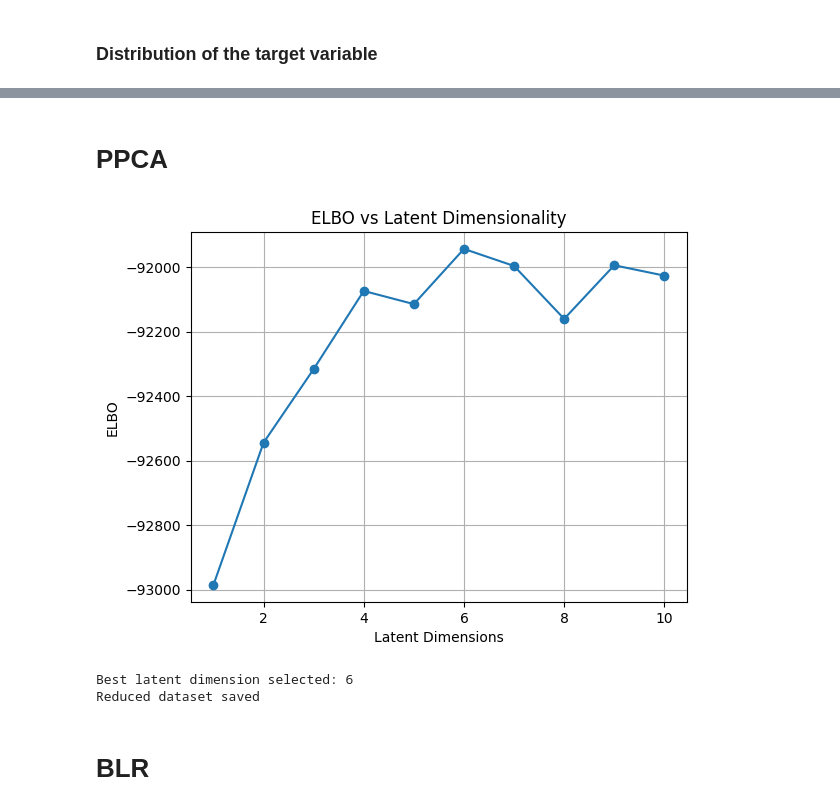
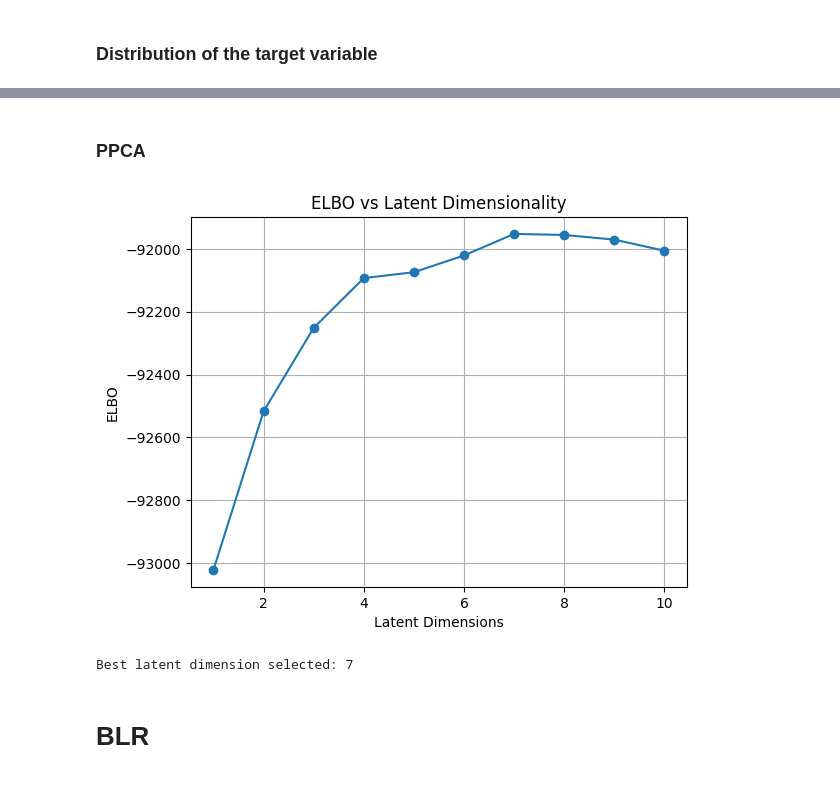
Before and after one commit to annemollelsborg/pgm_binary_log_reg, a Jupyter notebook: notebook.ipynb, the cells around one changed output, grey strips where cells are left out. Saved outputs shown, nothing was run; the diff lists cells and outputs as text; code cells hidden in the pictures.

```diff
--- a/notebook.ipynb
+++ b/notebook.ipynb
@@ -50,9 +19,10 @@ from sklearn.model_selection import train_test_split
 # %%
-# Load the data set'
+# Load the data set
 data = pd.read_csv('data/dataset.csv')
 
 # Binary mapping
 binary_map = {
+    "Attrition": {"No": 0, "Yes": 1},
     "Gender": {"Male": 0, "Female": 1},
     "OverTime": {"No": 0, "Yes": 1},
     "Over18": {"N": 0, "Y": 1}
@@ -65,5 +35,9 @@ for col, mapping in binary_map.items():
 # One-hot encoding for multi-class categorical columns
 categorical_cols = ["BusinessTravel", "Department", "EducationField", "JobRole", "MaritalStatus"]
 data = pd.get_dummies(data, columns=categorical_cols)
-# Convert all boolean (True/False) columns to integers (0/1)
+
+# Convert all boolean dummies to integers (so NumPy can process them)
 data = data.astype({col: int for col in data.select_dtypes(include='bool').columns})
+
+# Basic Summary Statistics
+print(data.describe())
@@ -169,2 +90,13 @@ ValueError: could not convert string to float: 'Yes'
+# %%
+# Delete variables with high correlation
+data = data.drop(columns=[
+    "MonthlyIncome",
+    "TotalWorkingYears",
+    "PerformanceRating",
+    "YearsInCurrentRole",
+    "YearsWithCurrManager",
+    "Department_Human Resources",
+    "Department_Sales"
+])
 # %% [markdown]
 ### Distribution of the target variable
@@ -250,2 +110,2 @@ print(mi)
 # %% [markdown]
-# PPCA
+### PPCA
@@ -252,36 +133,4 @@ print(mi)
 # %%
-np.random.seed(42)
-
-# Load dataset
-df = data.drop(columns=[
-    "MonthlyIncome",
-    "TotalWorkingYears",
-    "PerformanceRating",
-    "YearsInCurrentRole",
-    "YearsWithCurrManager",
-    "Department_Human Resources",
-    "Department_Sales"
-])
-
-# Drop column we are predicting "Attrition"
-target = df["Attrition"]
-df = df.drop(columns=["Attrition"])
-
-# Standardize safely
-X_np = df.to_numpy()
-X_mean = np.nanmean(X_np, axis=0)
-X_std = np.nanstd(X_np, axis=0)
-
-# Avoid division by zero
-X_std[X_std == 0] = 1.0
-
-X = (X_np - X_mean) / X_std
-X = np.nan_to_num(X, nan=0.0, posinf=0.0, neginf=0.0)
-X = torch.tensor(X, dtype=torch.float32)
-
-# Set latent dimension
-latent_dim = 2
-
 # Define PPCA model
 def ppca_model(X, latent_dim):
     N, D = X.shape
@@ -310,40 +159,36 @@ for latent_dim in dims:
     guide = AutoNormal(model_wrapped)
     optimizer = Adam({"lr": 0.01})
     svi = SVI(model_wrapped, guide, optimizer, loss=Trace_ELBO())
 
     num_steps = 1000
     final_loss = None
     for step in range(num_steps):
         loss = svi.step(X)
         final_loss = loss
     elbo = -final_loss
     elbos.append(elbo)
 
     if elbo > best_elbo:
         best_elbo = elbo
         best_latent_dim = latent_dim
         best_z_loc = guide(X)["z"].detach().numpy()
 
 # Plot ELBO vs latent dimensions
 plt.plot(dims, elbos, marker='o')
 plt.xlabel('Latent Dimensions')
 plt.ylabel('ELBO')
 plt.title('ELBO vs Latent Dimensionality')
 plt.grid(True)
 plt.show()
 
 print(f"Best latent dimension selected: {best_latent_dim}")
 
-# Save reduced dataset and merge with target
+# Merge with target
 reduced_df = pd.DataFrame(best_z_loc, columns=[f"z{i+1}" for i in range(best_latent_dim)])
 reduced_df["Attrition"] = target.values
-reduced_df.to_csv("data/reduced_dataset.csv", index=False)
-
-print("Reduced dataset saved")
 # %% [output]
-[figure, old version]
+[figure, new version]
-Best latent dimension selected: 6
-Reduced dataset saved
+Best latent dimension selected: 7
 # %% [markdown]
 # BLR
 # %%
```
Also changed, not shown: parts of 22 cells of this notebook, 2 other files.
